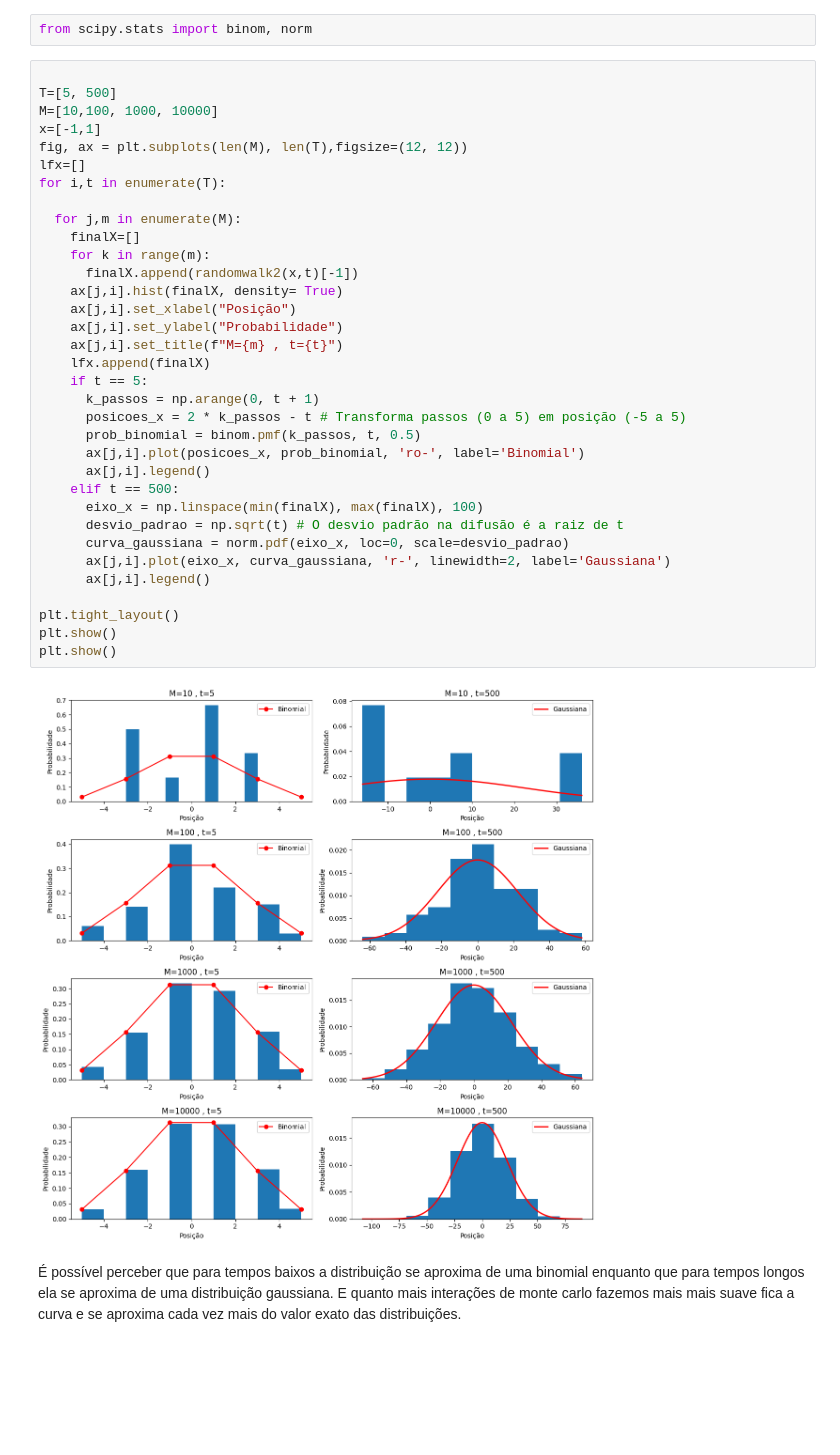
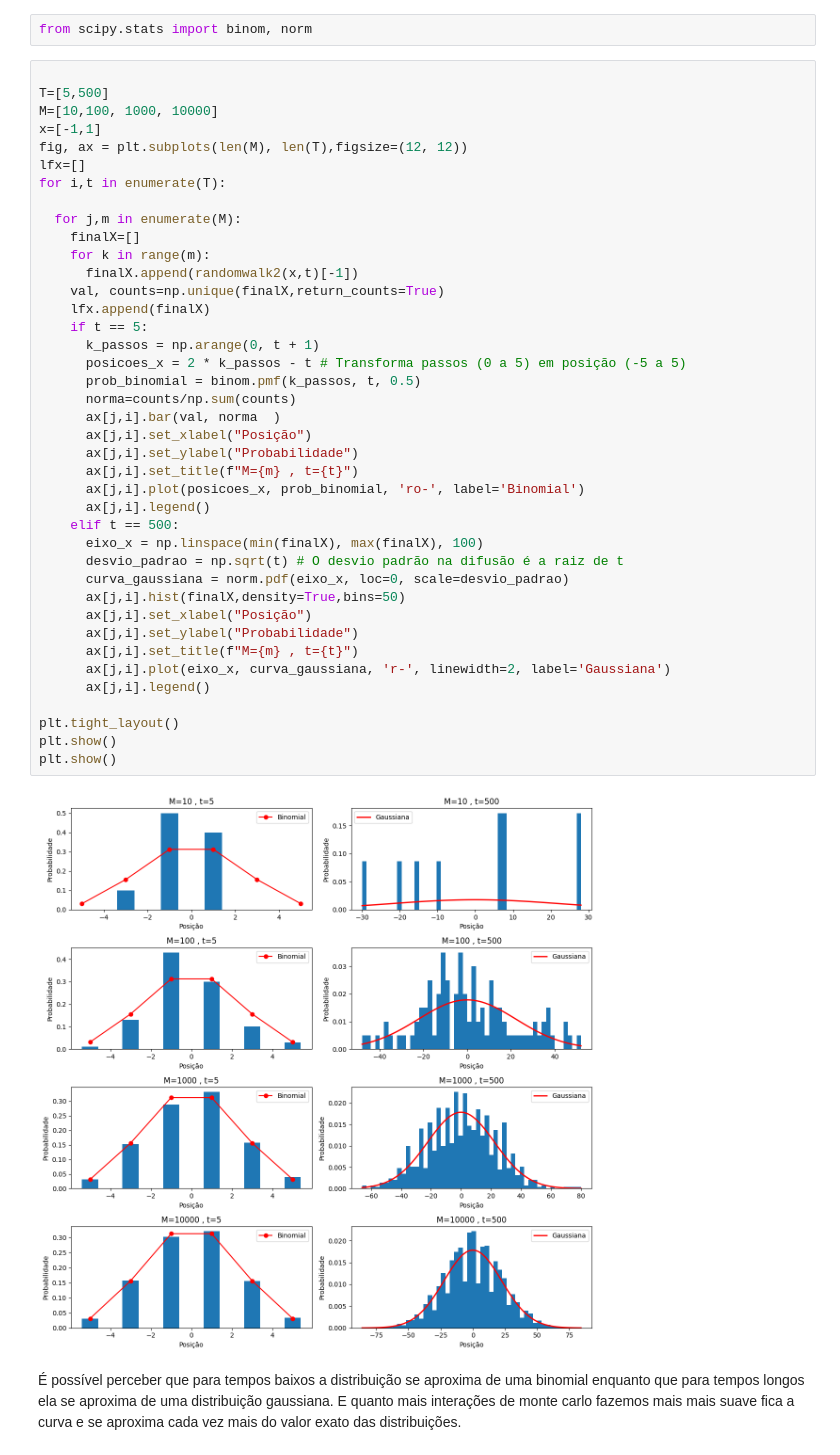
Before and after one commit to jfbadarom/Fisica-com-Python, a Jupyter notebook: Tarefa_2_João_Felipe.ipynb, the cells around one changed output. Saved outputs shown, nothing was run; the diff lists cells and outputs as text; blank space fills up the shorter version.

```diff
--- a/Tarefa_2_João_Felipe.ipynb
+++ b/Tarefa_2_João_Felipe.ipynb
@@ -239,40 +240,46 @@ def randomwalk2(x,t):
 from scipy.stats import binom, norm
 # %%
 
-T=[5, 500]
+T=[5,500]
 M=[10,100, 1000, 10000]
 x=[-1,1]
 fig, ax = plt.subplots(len(M), len(T),figsize=(12, 12))
 lfx=[]
 for i,t in enumerate(T):
 
   for j,m in enumerate(M):
     finalX=[]
     for k in range(m):
       finalX.append(randomwalk2(x,t)[-1])
-    ax[j,i].hist(finalX, density= True)
-    ax[j,i].set_xlabel("Posição")
-    ax[j,i].set_ylabel("Probabilidade")
-    ax[j,i].set_title(f"M={m} , t={t}")
+    val, counts=np.unique(finalX,return_counts=True)
     lfx.append(finalX)
     if t == 5:
       k_passos = np.arange(0, t + 1)
       posicoes_x = 2 * k_passos - t # Transforma passos (0 a 5) em posição (-5 a 5)
       prob_binomial = binom.pmf(k_passos, t, 0.5)
+      norma=counts/np.sum(counts)
+      ax[j,i].bar(val, norma  )
+      ax[j,i].set_xlabel("Posição")
+      ax[j,i].set_ylabel("Probabilidade")
+      ax[j,i].set_title(f"M={m} , t={t}")
       ax[j,i].plot(posicoes_x, prob_binomial, 'ro-', label='Binomial')
       ax[j,i].legend()
     elif t == 500:
       eixo_x = np.linspace(min(finalX), max(finalX), 100)
       desvio_padrao = np.sqrt(t) # O desvio padrão na difusão é a raiz de t
       curva_gaussiana = norm.pdf(eixo_x, loc=0, scale=desvio_padrao)
+      ax[j,i].hist(finalX,density=True,bins=50)
+      ax[j,i].set_xlabel("Posição")
+      ax[j,i].set_ylabel("Probabilidade")
+      ax[j,i].set_title(f"M={m} , t={t}")
       ax[j,i].plot(eixo_x, curva_gaussiana, 'r-', linewidth=2, label='Gaussiana')
       ax[j,i].legend()
 
 plt.tight_layout()
 plt.show()
 plt.show()
 # %% [output]
-[figure, old version]
+[figure, new version]
 # %% [markdown]
 É possível perceber que para tempos baixos a distribuição se aproxima de uma binomial enquanto que para tempos longos ela se aproxima de uma distribuição gaussiana. E quanto mais interações de monte carlo fazemos mais mais suave fica a curva e se aproxima cada vez mais do valor exato das distribuições.
 # %%
```
Also changed, not shown: parts of 7 cells of this notebook.
